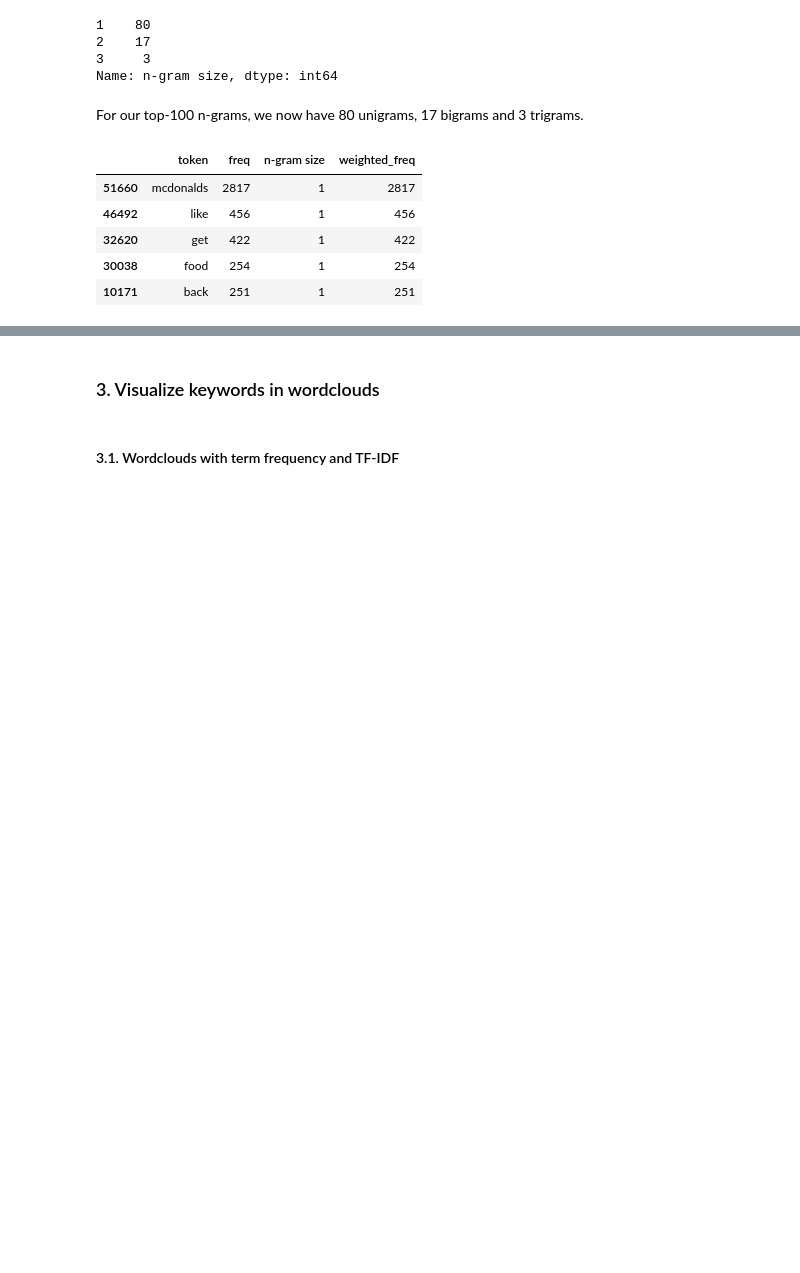
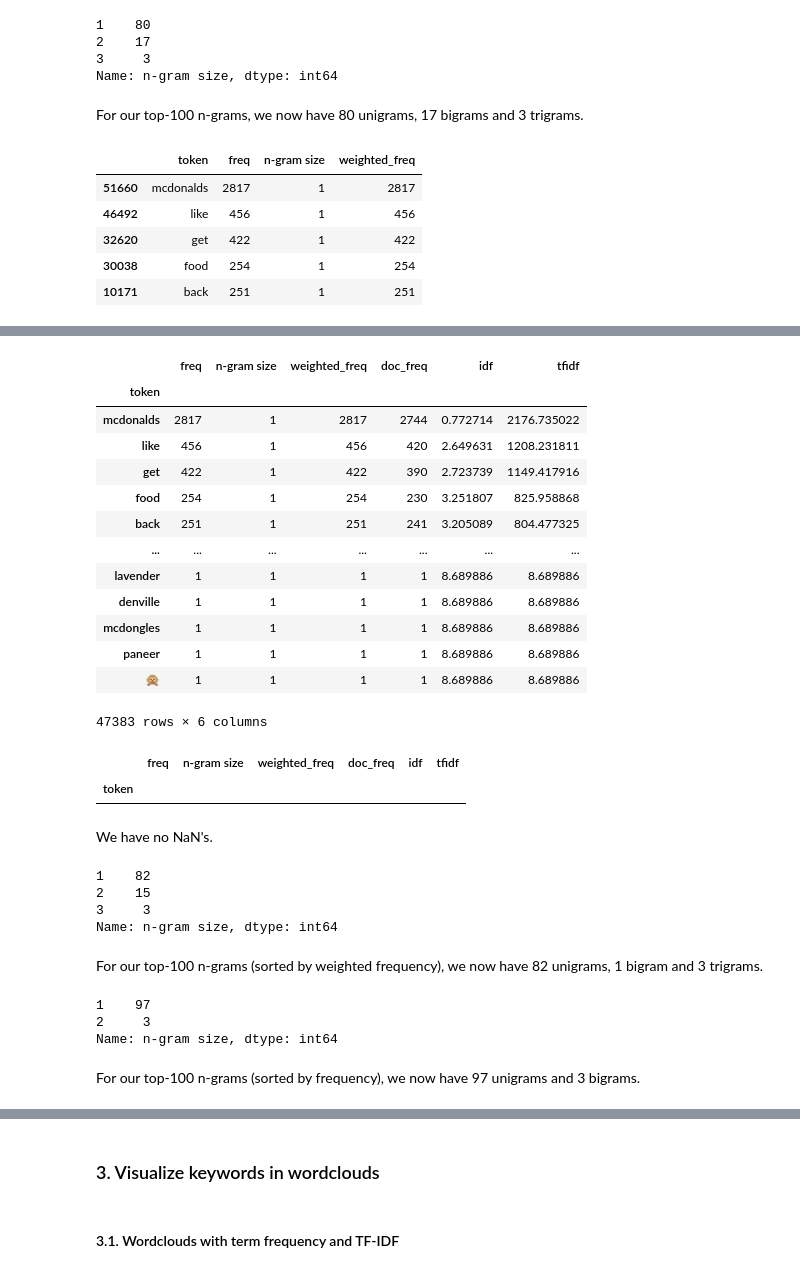
Before and after one commit to polltter/share, a Jupyter notebook: notebooks/kw_extraction.ipynb, the cells around one changed output, grey strips where cells are left out. Drawn from its saved outputs; the diff is of its cells as text; code cells hidden in the pictures; blank space fills up the shorter version.

```diff
--- a/notebooks/kw_extraction.ipynb
+++ b/notebooks/kw_extraction.ipynb
@@ -506,0 +568,6 @@ df_freq.set_index('token', inplace=True)
+# %%
+df_en_ngrams['n_grams'] = df_en_ngrams['tokens'] + df_en_ngrams['bigrams'] + df_en_ngrams['trigrams']
+# %%
+df_idf_ngrams = compute_idf(df=df_en_ngrams, column='n_grams')
+
+df_idf_ngrams.head()
@@ -506,0 +582,47 @@ df_freq.set_index('token', inplace=True)
+# %%
+df_freq_ngrams = df_freq.join(df_idf_ngrams, how='inner')
+# how = inner because CountVectorizer() and our function ngrams create ngrams in a different way...
+# df_freq is ordered by weighted_freq
+
+df_freq_ngrams['tfidf'] = df_freq_ngrams['freq'] * df_freq_ngrams['idf']
+
+df_freq_ngrams
+# %% [output]
+|  | freq | n-gram size | weighted_freq | doc_freq | idf | tfidf |
+| token |  |  |  |  |  |  |
+| mcdonalds | 2817 | 1 | 2817 | 2744 | 0.772714 | 2176.735022 |
+| like | 456 | 1 | 456 | 420 | 2.649631 | 1208.231811 |
+| get | 422 | 1 | 422 | 390 | 2.723739 | 1149.417916 |
+| food | 254 | 1 | 254 | 230 | 3.251807 | 825.958868 |
+| back | 251 | 1 | 251 | 241 | 3.205089 | 804.477325 |
+| ... | ... | ... | ... | ... | ... | ... |
+| lavender | 1 | 1 | 1 | 1 | 8.689886 | 8.689886 |
+| denville | 1 | 1 | 1 | 1 | 8.689886 | 8.689886 |
+| mcdongles | 1 | 1 | 1 | 1 | 8.689886 | 8.689886 |
+| paneer | 1 | 1 | 1 | 1 | 8.689886 | 8.689886 |
+| 🙊 | 1 | 1 | 1 | 1 | 8.689886 | 8.689886 |
+47383 rows × 6 columns
+# %%
+df_freq_ngrams[df_freq_ngrams['tfidf'].isna()]
+# %% [output]
+|  | freq | n-gram size | weighted_freq | doc_freq | idf | tfidf |
+| token |  |  |  |  |  |  |
+# %% [markdown]
+We have no NaN's.
+# %%
+df_freq_ngrams.head(100)['n-gram size'].value_counts()
+# %% [output]
+1    82
+2    15
+3     3
+Name: n-gram size, dtype: int64
+# %% [markdown]
+For our top-100 n-grams (sorted by weighted frequency), we now have 82 unigrams, 1 bigram and 3 trigrams.
+# %%
+df_freq_ngrams.sort_values('freq', ascending=False).head(100)['n-gram size'].value_counts()
+# %% [output]
+1    97
+2     3
+Name: n-gram size, dtype: int64
+# %% [markdown]
+For our top-100 n-grams (sorted by frequency), we now have 97 unigrams and 3 bigrams.
```
Also changed, not shown: parts of 8 cells of this notebook.
